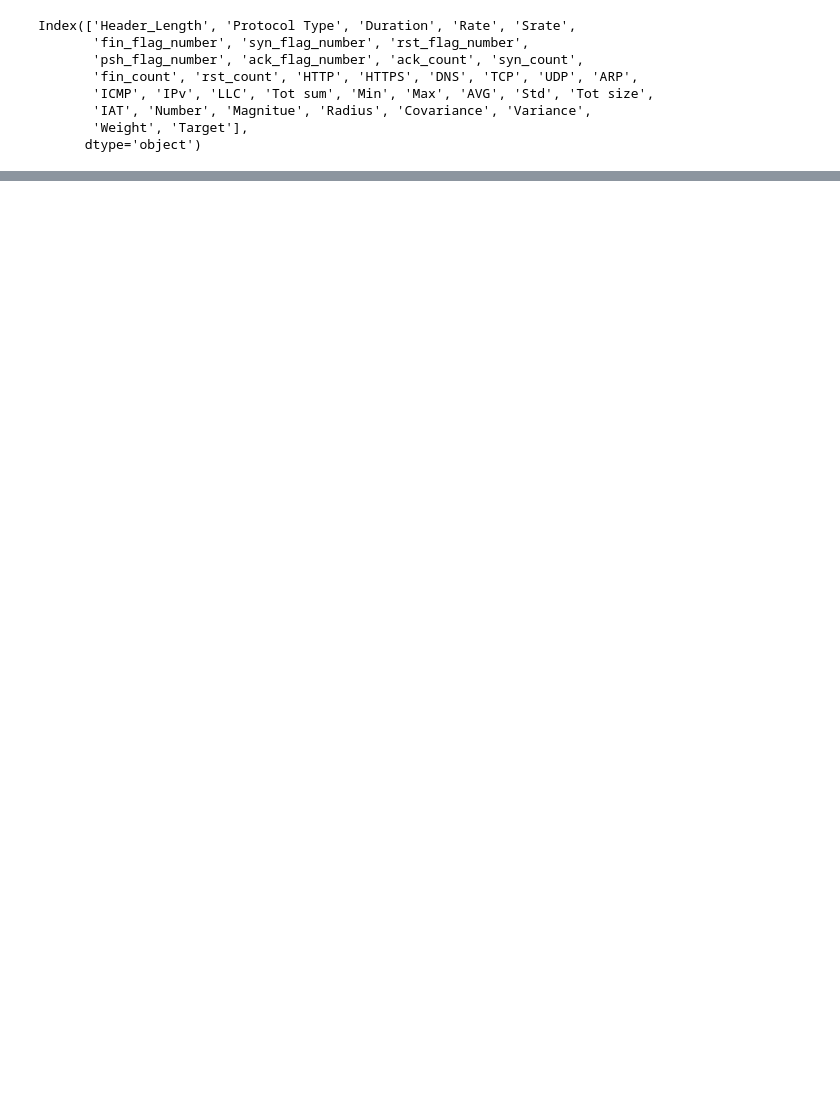
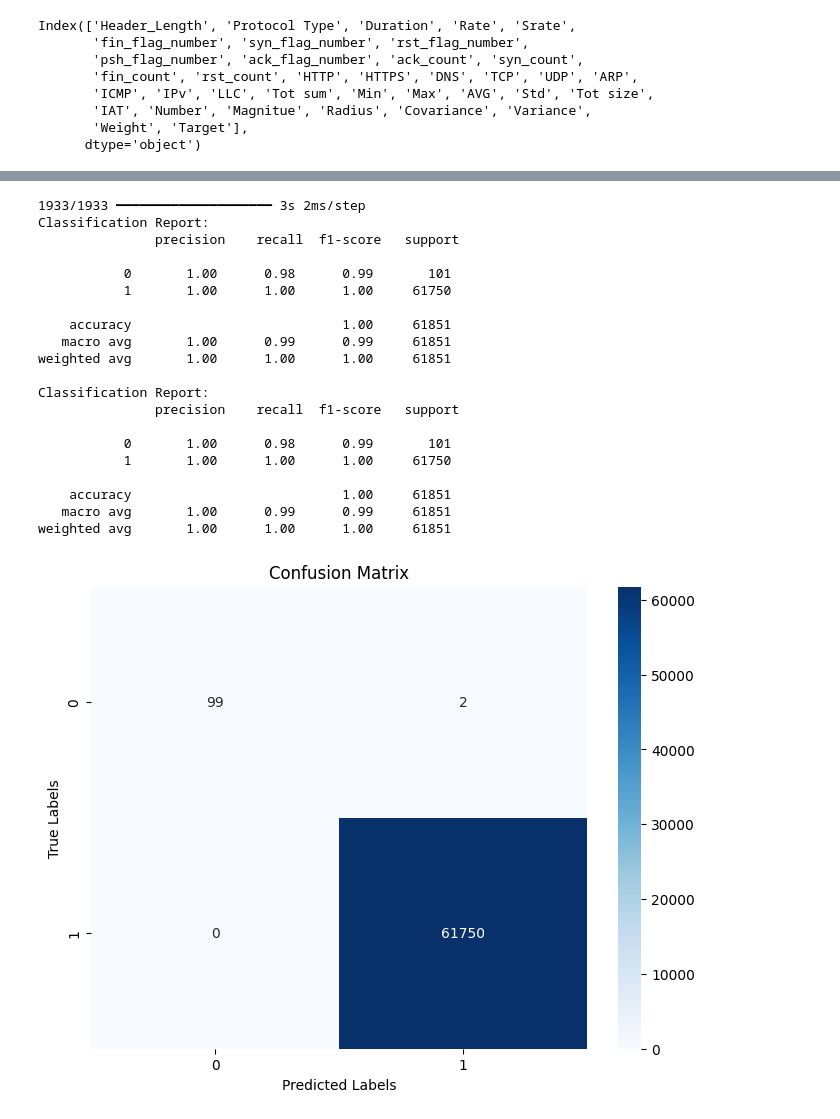
Before and after one commit to Airlectric/Data_Analytics_Kaggle_Projects, a Jupyter notebook: ddos-detection-in-real-time-tcp-ip-ddos-udp-data.ipynb, the cells around one changed output, grey strips where cells are left out. Drawn from its saved outputs; the diff is of its cells as text; code cells hidden in the pictures; blank space fills up the shorter version.

Commit message:
Kaggle Notebook | DDos Detection in Real time TCP_IP-DDoS-UDP data | Version 3

```diff
--- a/ddos-detection-in-real-time-tcp-ip-ddos-udp-data.ipynb
+++ b/ddos-detection-in-real-time-tcp-ip-ddos-udp-data.ipynb
@@ -275,0 +354,7 @@ Index(['Header_Length', 'Protocol Type', 'Duration', 'Rate', 'Srate',
+# %%
+# Train the model
+history = model.fit(X_train, y_train, epochs=10, batch_size=64, validation_data=(X_test, y_test), verbose=0)
+
+# Evaluate the model on the test set
+loss, accuracy = model.evaluate(X_test, y_test)
+print(f'Test Loss: {loss}, Test Accuracy: {accuracy}')
@@ -275,0 +364,55 @@ Index(['Header_Length', 'Protocol Type', 'Duration', 'Rate', 'Srate',
+# %%
+# Predict probabilities for the test set
+y_pred_probs = model.predict(X_test)
+
+# Threshold the probabilities to get the predicted labels
+y_pred = (y_pred_probs > 0.5).astype(int)
+
+# Calculate additional evaluation metrics
+report = classification_report(y_test, y_pred)
+print("Classification Report:\n", report)
+
+
+# Calculate additional evaluation metrics
+report = classification_report(y_test, y_pred)
+print("Classification Report:\n", report)
+
+# Plot confusion matrix
+cm = confusion_matrix(y_test, y_pred)
+plt.figure(figsize=(8, 6))
+sns.heatmap(cm, annot=True, cmap='Blues', fmt='g')
+plt.xlabel('Predicted Labels')
+plt.ylabel('True Labels')
+plt.title('Confusion Matrix')
+plt.show()
+
+# Plot training and validation accuracy
+plt.plot(history.history['accuracy'], label='Training Accuracy')
+plt.plot(history.history['val_accuracy'], label='Validation Accuracy')
+plt.xlabel('Epochs')
+plt.ylabel('Accuracy')
+plt.title('Training and Validation Accuracy')
+plt.legend()
+plt.show()
+# %% [output]
+1933/1933 ━━━━━━━━━━━━━━━━━━━━ 3s 2ms/step
+Classification Report:
+               precision    recall  f1-score   support
+
+           0       1.00      0.98      0.99       101
+           1       1.00      1.00      1.00     61750
+
+    accuracy                           1.00     61851
+   macro avg       1.00      0.99      0.99     61851
+weighted avg       1.00      1.00      1.00     61851
+
+Classification Report:
+               precision    recall  f1-score   support
+
+           0       1.00      0.98      0.99       101
+           1       1.00      1.00      1.00     61750
+
+    accuracy                           1.00     61851
+   macro avg       1.00      0.99      0.99     61851
+weighted avg       1.00      1.00      1.00     61851
+[figure, added]
```
Also changed, not shown: parts of 35 cells of this notebook.
